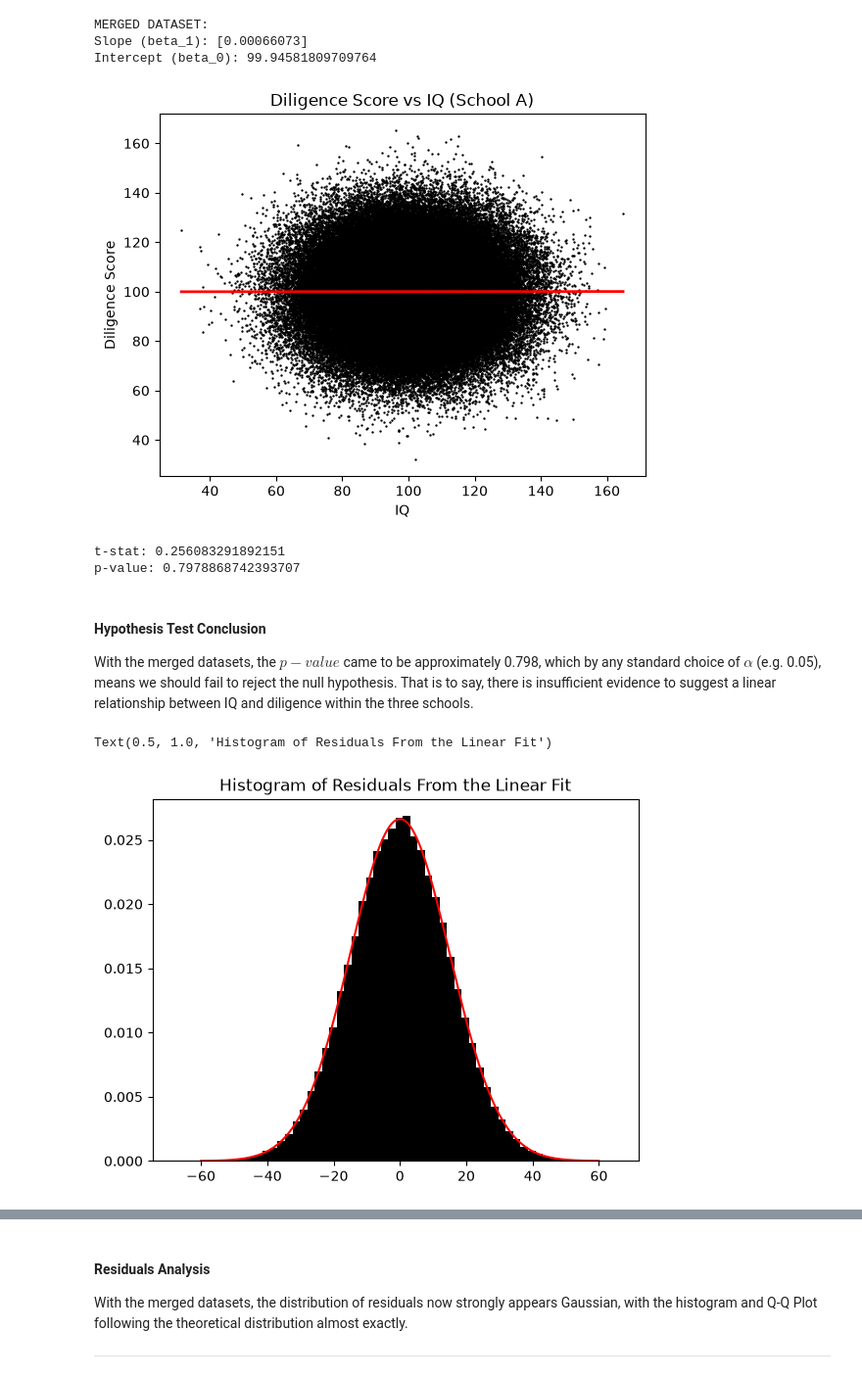
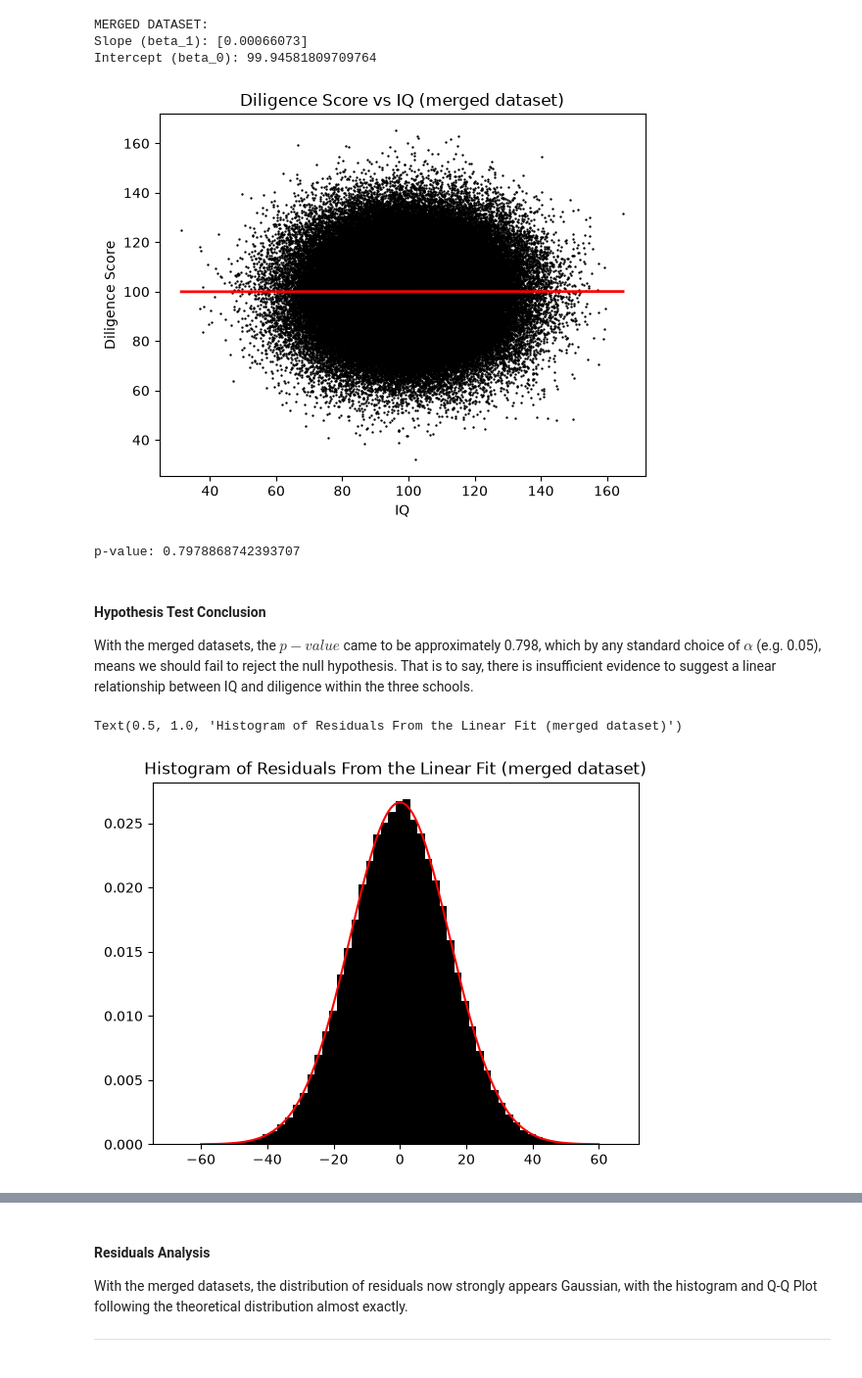
Before and after one commit to uOAlexH/mat3373-shw1, a Jupyter notebook: shortHW1.ipynb, the cells around one changed output, grey strips where cells are left out. Shown at 98% size. Saved outputs shown, nothing was run; the diff lists cells and outputs as text; code cells hidden in the pictures.

```diff
--- a/shortHW1.ipynb
+++ b/shortHW1.ipynb
@@ -395,20 +374,17 @@ plt.scatter(x["IQ"], y, s=0.5,color="black") # Draws the individual observations
 plt.plot(x_grid["IQ"], fit.predict(x_grid), color="red",linewidth=2) # Draws the fitted regression line
 plt.xlabel("IQ")
 plt.ylabel("Diligence Score")
-plt.title("Diligence Score vs IQ (School A)")
+plt.title("Diligence Score vs IQ (merged dataset)")
 plt.show()
 # %% [output]
-[figure, old version]
+[figure, new version]
 # %%
 # Calculating the p-value and determining the results of the hypothesis test (using scipy)
 
 # by default, this is a two-tailed test with H0: beta_1 = 0, so there is nothing to change for our purposes
 result_merged = stats.linregress(merged_df["IQ"], merged_df["Diligence"])
-t_stat = result_merged.slope / result_merged.stderr
-print("t-stat:", t_stat)
 print("p-value:", result_merged.pvalue)
 # %% [output]
-t-stat: 0.256083291892151
 p-value: 0.7978868742393707
 # %% [markdown]
 #### Hypothesis Test Conclusion
@@ -417,21 +393,21 @@ With the merged datasets, the $p-value$ came to be approximately 0.798, which by
 # %%
 # Plotting the residuals (with a histogram)
 
 fitted_values = fit.predict(x)
 residuals = y - fitted_values # e_i = yhat_i - y_i
 
 # using the residuals' sample mean and sd for the parameters of the true normal distribution
 mu = np.mean(residuals)
 sigma = np.std(residuals)
 
 grid = np.linspace(mu - 4 * sigma, mu + 4 * sigma, 200)
 
 plt.hist(residuals, bins=60, density=True, color="black")
 plt.plot(grid, stats.norm.pdf(grid, mu, sigma), color="red")
-plt.title("Histogram of Residuals From the Linear Fit")
+plt.title("Histogram of Residuals From the Linear Fit (merged dataset)")
 # %% [output]
-Text(0.5, 1.0, 'Histogram of Residuals From the Linear Fit')
+Text(0.5, 1.0, 'Histogram of Residuals From the Linear Fit (merged dataset)')
-[figure, old version]
+[figure, new version]
 # %%
 # Creating a Q-Q plot for the residuals.
 
```
Also changed, not shown: parts of 32 cells of this notebook.
